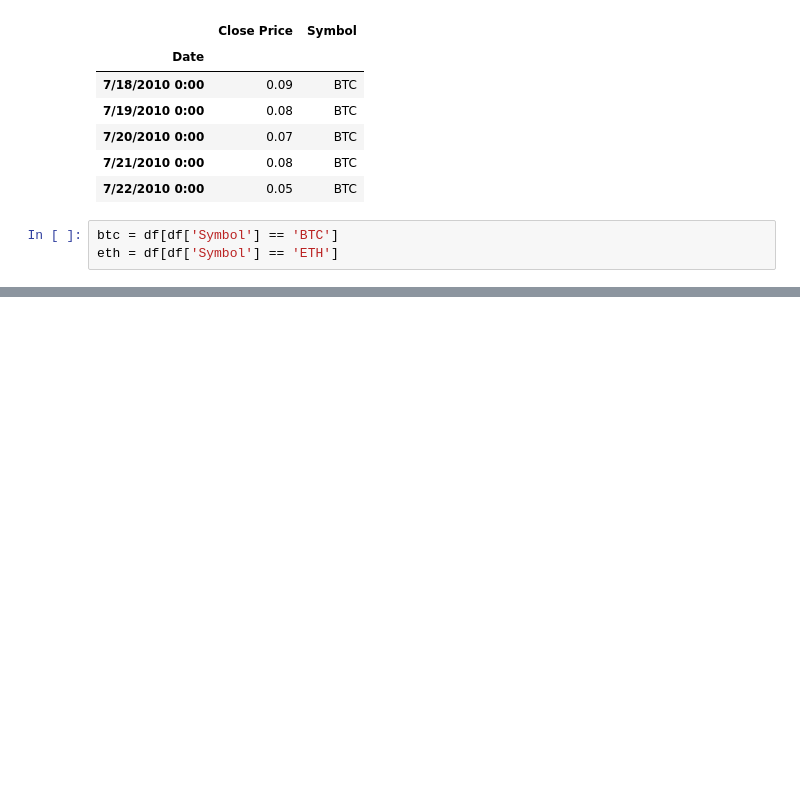
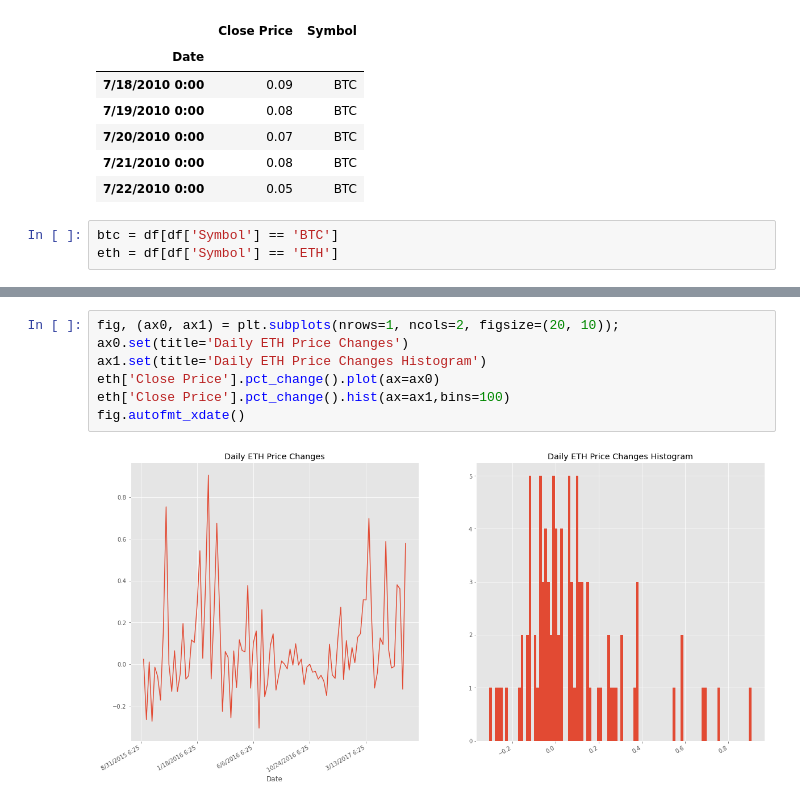
Before and after one commit to Maxyee/forex-data-science-with-jupyter, a Jupyter notebook: Cryptocurrencies Price Analysis/Crypto-analysis.ipynb, the cells around one changed output, grey strips where cells are left out. Saved outputs shown, nothing was run; the diff lists cells and outputs as text; blank space fills up the shorter version.

```diff
--- a/Cryptocurrencies Price Analysis/Crypto-analysis.ipynb
+++ b/Cryptocurrencies Price Analysis/Crypto-analysis.ipynb
@@ -21,0 +40,9 @@ eth = df[df['Symbol'] == 'ETH']
+# %%
+fig, (ax0, ax1) = plt.subplots(nrows=1, ncols=2, figsize=(20, 10));
+ax0.set(title='Daily ETH Price Changes')
+ax1.set(title='Daily ETH Price Changes Histogram')
+eth['Close Price'].pct_change().plot(ax=ax0)
+eth['Close Price'].pct_change().hist(ax=ax1,bins=100)
+fig.autofmt_xdate()
+# %% [output]
+[figure, added]
```
Also changed, not shown: parts of 2 cells of this notebook.
